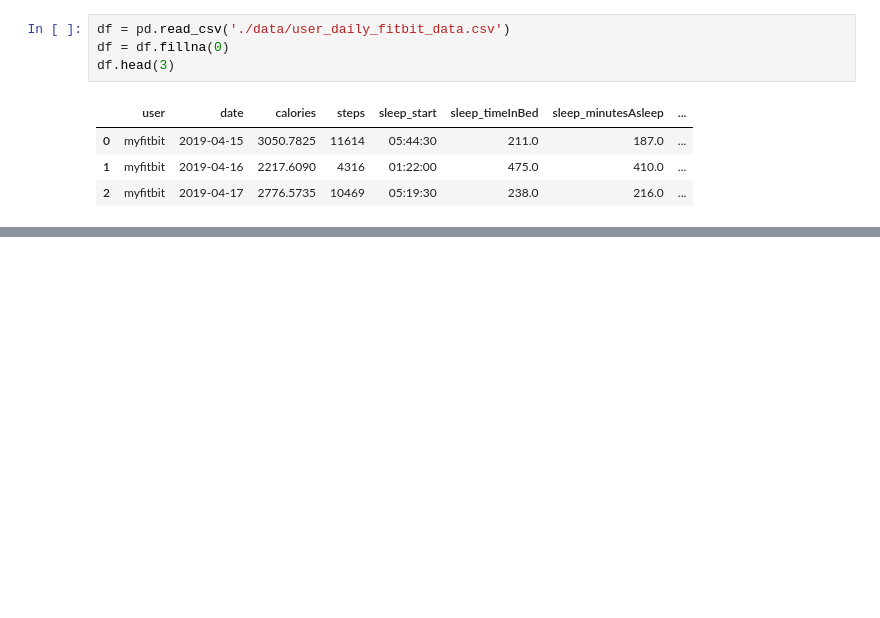
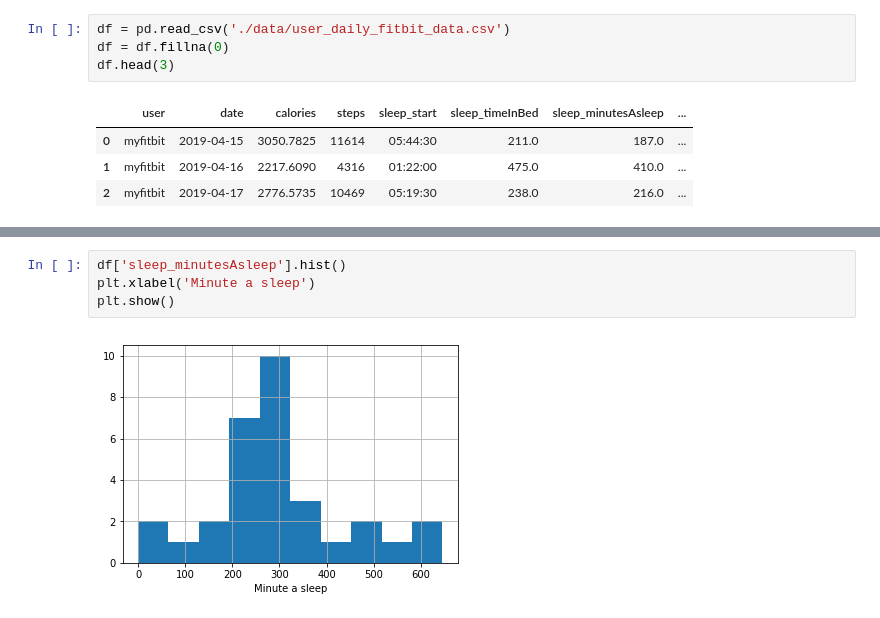
Before and after one commit to lim4349/fitness_data, a Jupyter notebook: lab.ipynb, the cells around one changed output, grey strips where cells are left out. Saved outputs shown, nothing was run; the diff lists cells and outputs as text; blank space fills up the shorter version.

```diff
--- a/lab.ipynb
+++ b/lab.ipynb
@@ -17,0 +21,6 @@ df['']
+# %%
+df['sleep_minutesAsleep'].hist()
+plt.xlabel('Minute a sleep')
+plt.show()
+# %% [output]
+[figure, added]
```
Also changed, not shown: parts of 10 cells of this notebook, 1 other file.
